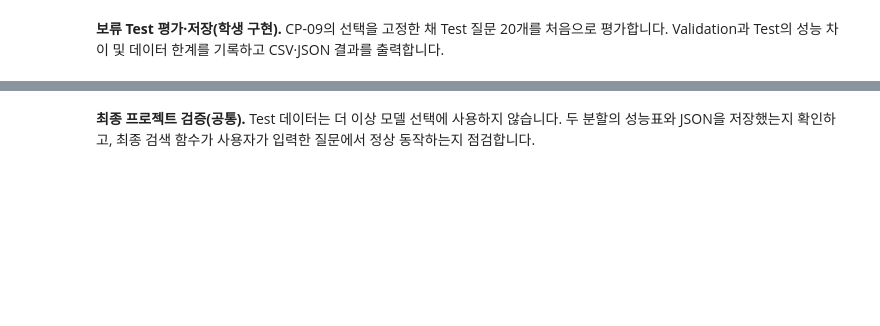
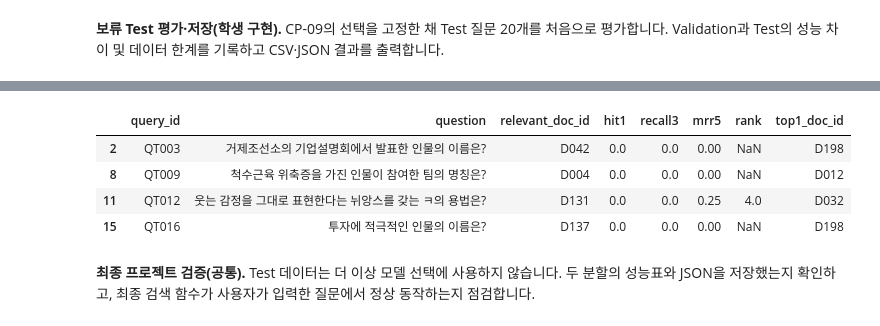
Before and after one commit to kkdcodez/ai-mini-projects, a Jupyter notebook: mini-project-02/code/NLP_BERT_MiniProject.ipynb, the cells around one changed output, grey strips where cells are left out. Saved outputs shown, nothing was run; the diff lists cells and outputs as text; code cells hidden in the pictures; blank space fills up the shorter version.

```diff
--- a/mini-project-02/code/NLP_BERT_MiniProject.ipynb
+++ b/mini-project-02/code/NLP_BERT_MiniProject.ipynb
@@ -940,15 +1222,75 @@ def search_docs(query, k=3, method=SELECTED_METHOD):
 # %% [markdown]
 **보류 Test 평가·저장(학생 구현).** CP-09의 선택을 고정한 채 Test 질문 20개를 처음으로 평가합니다. Validation과 Test의 성능 차이 및 데이터 한계를 기록하고 CSV·JSON 결과를 출력합니다.
 # %%
-# [학생 구현] CP-10 — 보류 Test 최종 평가 (이 셀에서 Test 정답을 처음 사용)
+# [학생 구현] CP-10 — 보류 Test 최종 평가
+# 이 셀에서 Test 정답을 처음 사용합니다.
+
 test_df = pd.read_csv(TEST_FILE, dtype={'query_id': str, 'relevant_doc_id': str}).fillna('')
 assert len(test_df) == 20
-# TODO 10-4. SELECTED_METHOD를 바꾸지 않고 search_docs()로 Test 질문 20개를 평가하고
-#            결과를 test_summary, test_detail이라는 이름으로 받으세요.
-# TODO 10-5. comparison_df의 선택 모델 Validation 점수와 Test 점수를 final_compare라는 DataFrame으로
-#            정리하세요. 행은 Validation, Test 두 개입니다.
-# TODO 10-6. final_compare는 TABLES / 'cp10_validation_test_comparison.csv'로,
-#            test_detail은 TABLES / 'cp10_test_query_results.csv'로 저장하세요.
-# TODO 10-7. 선택 방법, 우선 지표, Validation·Test 점수를 REPORTS / 'cp10_final_report.json'에 저장하세요.
-# [주의] 검증 셀이 위 변수 이름과 파일 이름을 그대로 확인합니다.
-raise NotImplementedError('CP-10 최종 Test 평가 및 CSV/JSON 저장을 완성하세요.')
+
+
+# TODO 10-4. 최종 검색기의 Test 성능 평가
+
+# ### 중요! CP-09에서 선정한 검색 방식을 변경하지 않습니다.
+# search_docs()는 기본적으로 SELECTED_METHOD인 TF-IDF를 실행합니다.
+# CP-07에서 구현한 evaluate_search()를 재사용하여
+# Test 질문 20개의 전체 성능과 질문별 상세 결과를 계산합니다.
+test_summary, test_detail = evaluate_search(search_docs, test_df)
+
+
+# TODO 10-5. Validation 성능과 Test 성능 비교
+
+# ### 중요! CP-08에서 계산한 세 검색기의 Validation 성능 중
+# 최종 선택한 검색기의 성능만 가져옵니다.
+validation_summary = comparison_df.loc[SELECTED_METHOD].to_dict()
+
+# Validation과 Test의 평가 지표를 하나의 표로 정리합니다.
+# 새로운 질문에서도 기존과 비슷한 검색 성능을 유지하는지 확인하기 위함입니다.
+final_compare = pd.DataFrame(
+    [validation_summary, test_summary],
+    index=['Validation', 'Test']
+)
+
+display(final_compare.round(3))
+
+
+# TODO 10-6. 평가 결과를 CSV 파일로 저장
+
+# Validation과 Test의 전체 성능 비교 결과를 저장합니다.
+final_compare.to_csv(
+    TABLES / 'cp10_validation_test_comparison.csv',
+    encoding='utf-8-sig'
+)
+
+# Test 질문별 정답 순위와 평가 지표를 저장합니다.
+# 이후 어떤 질문에서 검색에 실패했는지 분석할 때 사용합니다.
+test_detail.to_csv(
+    TABLES / 'cp10_test_query_results.csv',
+    index=False,
+    encoding='utf-8-sig'
+)
+
+
+# TODO 10-7. 최종 평가 결과를 JSON 파일로 저장
+
+# 최종 선택한 검색기, 우선 평가 지표,
+# Validation 성능과 Test 성능을 하나의 딕셔너리로 정리합니다.
+final_report = {
+    'selected_method': SELECTED_METHOD,
+    'priority_metric': PRIORITY_METRIC,
+    'validation_metrics': validation_summary,
+    'test_metrics': test_summary
+}
+
+(REPORTS / 'cp10_final_report.json').write_text(
+    json.dumps(final_report, ensure_ascii=False, indent=2),
+    encoding='utf-8'
+)
+
+
+# ### 정답 문서를 1위로 찾지 못한 Test 질문을 확인합니다.
+# 최종 성능뿐만 아니라 새로운 질문에서 발생한 오류도 분석합니다.
+print('Test 검색 실패 사례 (1위 검색 실패):')
+
+display(test_detail[test_detail['hit1'] == 0])
+# %% [output]
@@ -955,3 +1301,8 @@ raise NotImplementedError('CP-10 최종 Test 평가 및 CSV/JSON 저장을 완
+|  | query_id | question | relevant_doc_id | hit1 | recall3 | mrr5 | rank | top1_doc_id |
+| 2 | QT003 | 거제조선소의 기업설명회에서 발표한 인물의 이름은? | D042 | 0.0 | 0.0 | 0.00 | NaN | D198 |
+| 8 | QT009 | 척수근육 위축증을 가진 인물이 참여한 팀의 명칭은? | D004 | 0.0 | 0.0 | 0.00 | NaN | D012 |
+| 11 | QT012 | 웃는 감정을 그대로 표현한다는 뉘앙스를 갖는 ㅋ의 용법은? | D131 | 0.0 | 0.0 | 0.25 | 4.0 | D032 |
+| 15 | QT016 | 투자에 적극적인 인물의 이름은? | D137 | 0.0 | 0.0 | 0.00 | NaN | D198 |
 # %% [markdown]
 **최종 프로젝트 검증(공통).** Test 데이터는 더 이상 모델 선택에 사용하지 않습니다. 두 분할의 성능표와 JSON을 저장했는지 확인하고, 최종 검색 함수가 사용자가 입력한 질문에서 정상 동작하는지 점검합니다.
 # %%
```
Also changed, not shown: parts of 16 cells of this notebook.
